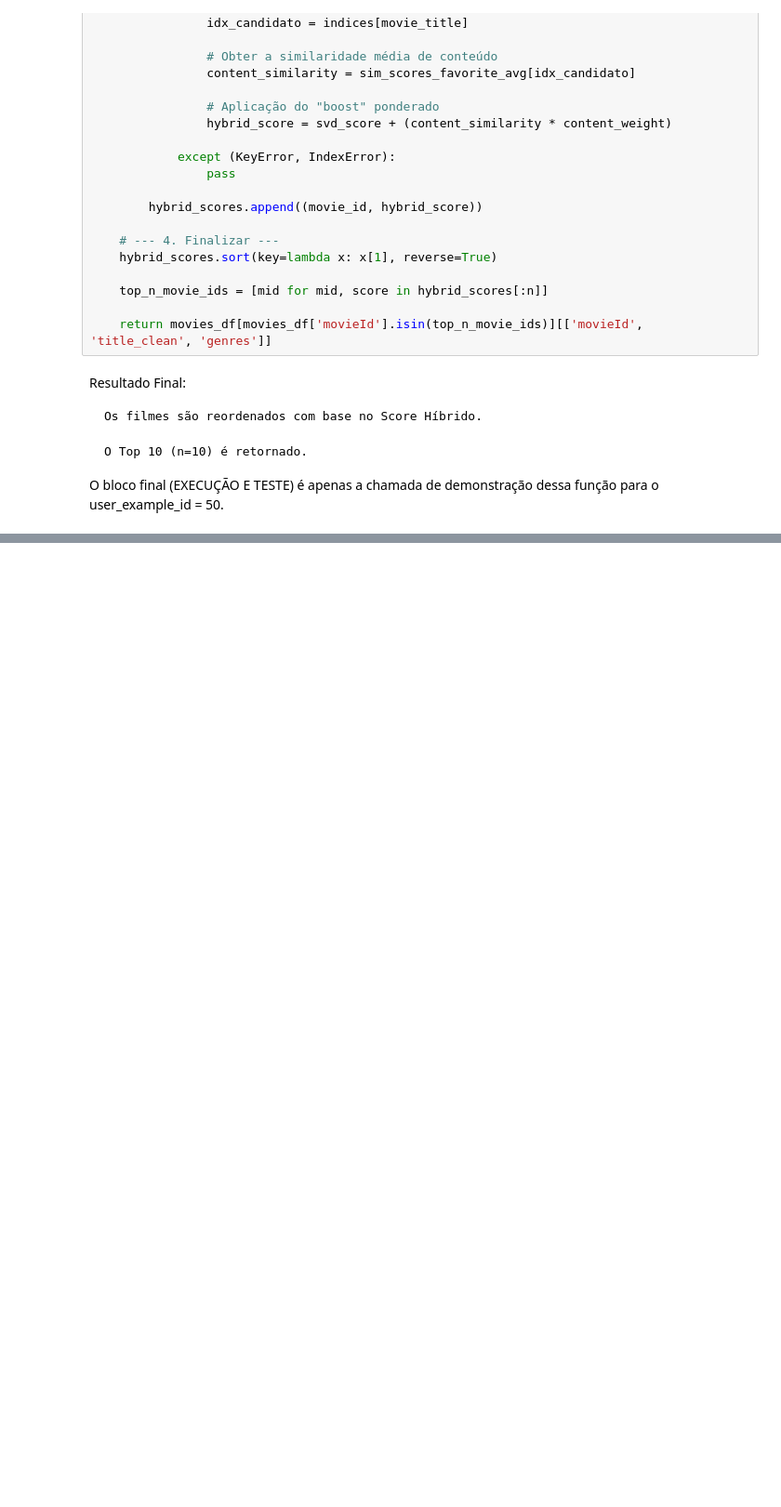
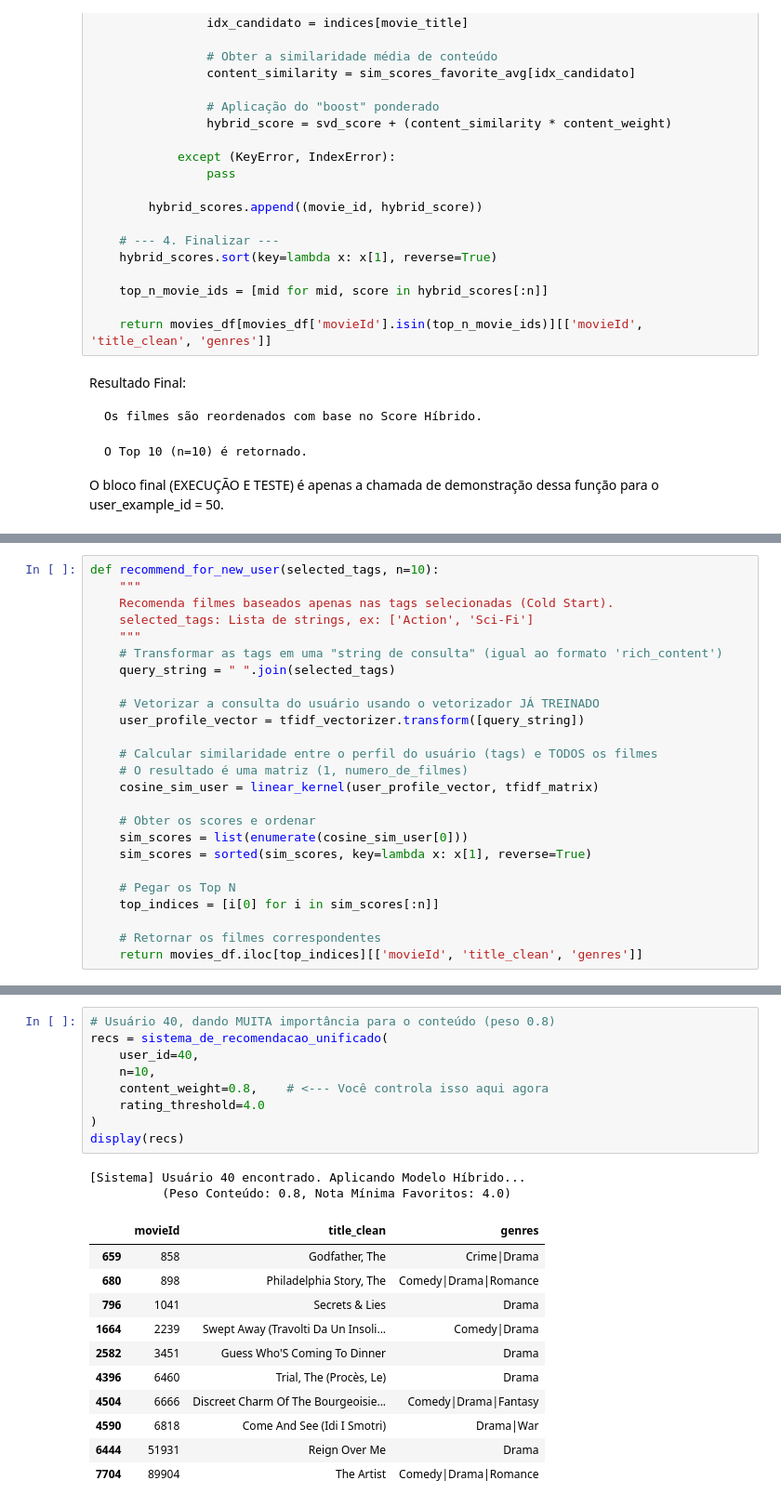
Before and after one commit to ICEI-PUC-Minas-PMV-SI/pmv-si-2025-2-pe7-t2-t2-g1-recomendacao_filmes, a Jupyter notebook: src/notebook/collaborative.ipynb, the cells around one changed output, grey strips where cells are left out. Shown at 93% size. Drawn from its saved outputs; the diff is of its cells as text; blank space fills up the shorter version.

```diff
--- a/src/notebook/collaborative.ipynb
+++ b/src/notebook/collaborative.ipynb
@@ -353,0 +369,25 @@ O bloco final (EXECUÇÃO E TESTE) é apenas a chamada de demonstração dessa f
+# %%
+def recommend_for_new_user(selected_tags, n=10):
+    """
+    Recomenda filmes baseados apenas nas tags selecionadas (Cold Start).
+    selected_tags: Lista de strings, ex: ['Action', 'Sci-Fi']
+    """
+    # Transformar as tags em uma "string de consulta" (igual ao formato 'rich_content')
+    query_string = " ".join(selected_tags)
+
+    # Vetorizar a consulta do usuário usando o vetorizador JÁ TREINADO
+    user_profile_vector = tfidf_vectorizer.transform([query_string])
+
+    # Calcular similaridade entre o perfil do usuário (tags) e TODOS os filmes
+    # O resultado é uma matriz (1, numero_de_filmes)
+    cosine_sim_user = linear_kernel(user_profile_vector, tfidf_matrix)
+
+    # Obter os scores e ordenar
+    sim_scores = list(enumerate(cosine_sim_user[0]))
+    sim_scores = sorted(sim_scores, key=lambda x: x[1], reverse=True)
+
+    # Pegar os Top N
+    top_indices = [i[0] for i in sim_scores[:n]]
+
+    # Retornar os filmes correspondentes
+    return movies_df.iloc[top_indices][['movieId', 'title_clean', 'genres']]
@@ -375,0 +458,23 @@ Error:
+# %%
+# Usuário 40, dando MUITA importância para o conteúdo (peso 0.8)
+recs = sistema_de_recomendacao_unificado(
+    user_id=40,
+    n=10,
+    content_weight=0.8,    # <--- Você controla isso aqui agora
+    rating_threshold=4.0
+)
+display(recs)
+# %% [output]
+[Sistema] Usuário 40 encontrado. Aplicando Modelo Híbrido...
+          (Peso Conteúdo: 0.8, Nota Mínima Favoritos: 4.0)
+|  | movieId | title_clean | genres |
+| 659 | 858 | Godfather, The | Crime|Drama |
+| 680 | 898 | Philadelphia Story, The | Comedy|Drama|Romance |
+| 796 | 1041 | Secrets & Lies | Drama |
+| 1664 | 2239 | Swept Away (Travolti Da Un Insoli... | Comedy|Drama |
+| 2582 | 3451 | Guess Who'S Coming To Dinner | Drama |
+| 4396 | 6460 | Trial, The (Procès, Le) | Drama |
+| 4504 | 6666 | Discreet Charm Of The Bourgeoisie... | Comedy|Drama|Fantasy |
+| 4590 | 6818 | Come And See (Idi I Smotri) | Drama|War |
+| 6444 | 51931 | Reign Over Me | Drama |
+| 7704 | 89904 | The Artist | Comedy|Drama|Romance |
```
Also changed, not shown: parts of 6 cells of this notebook, 8 other files.
